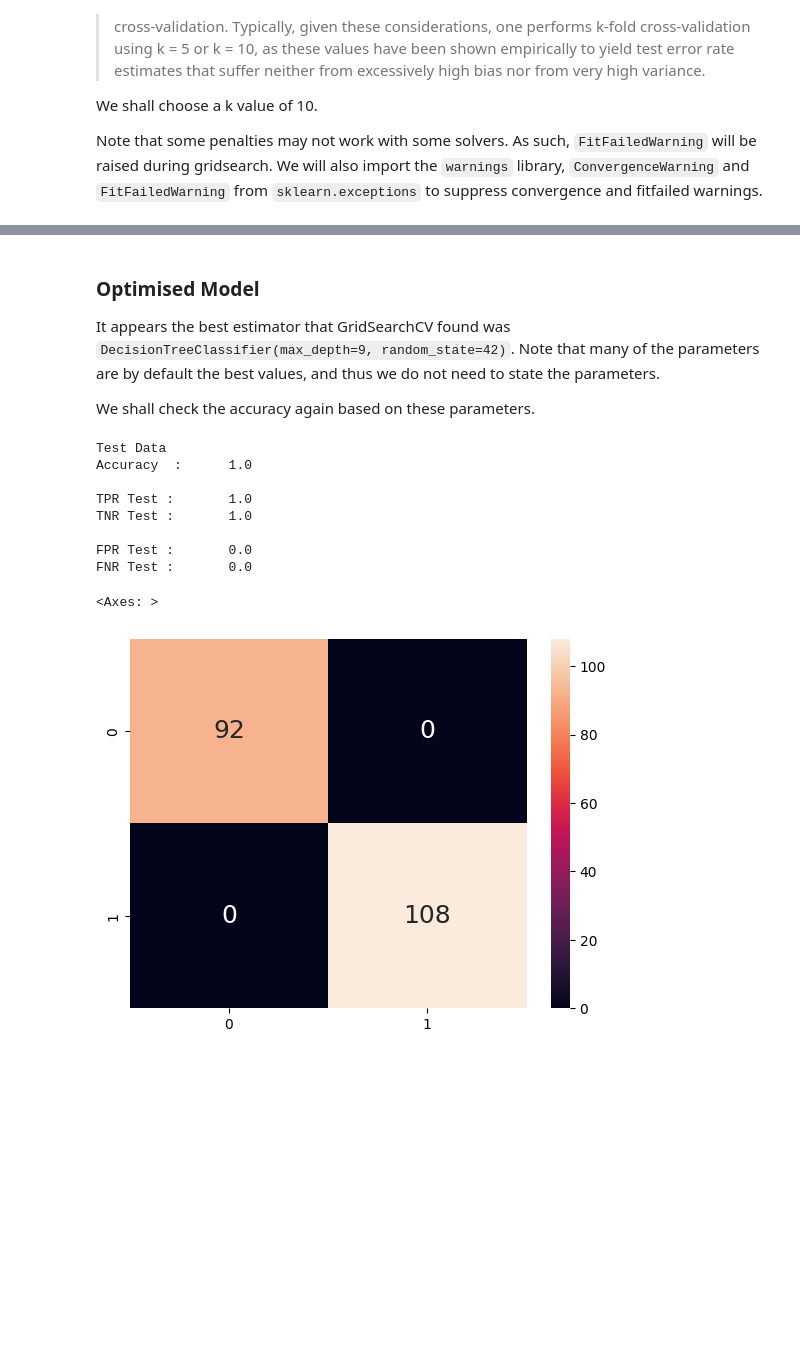
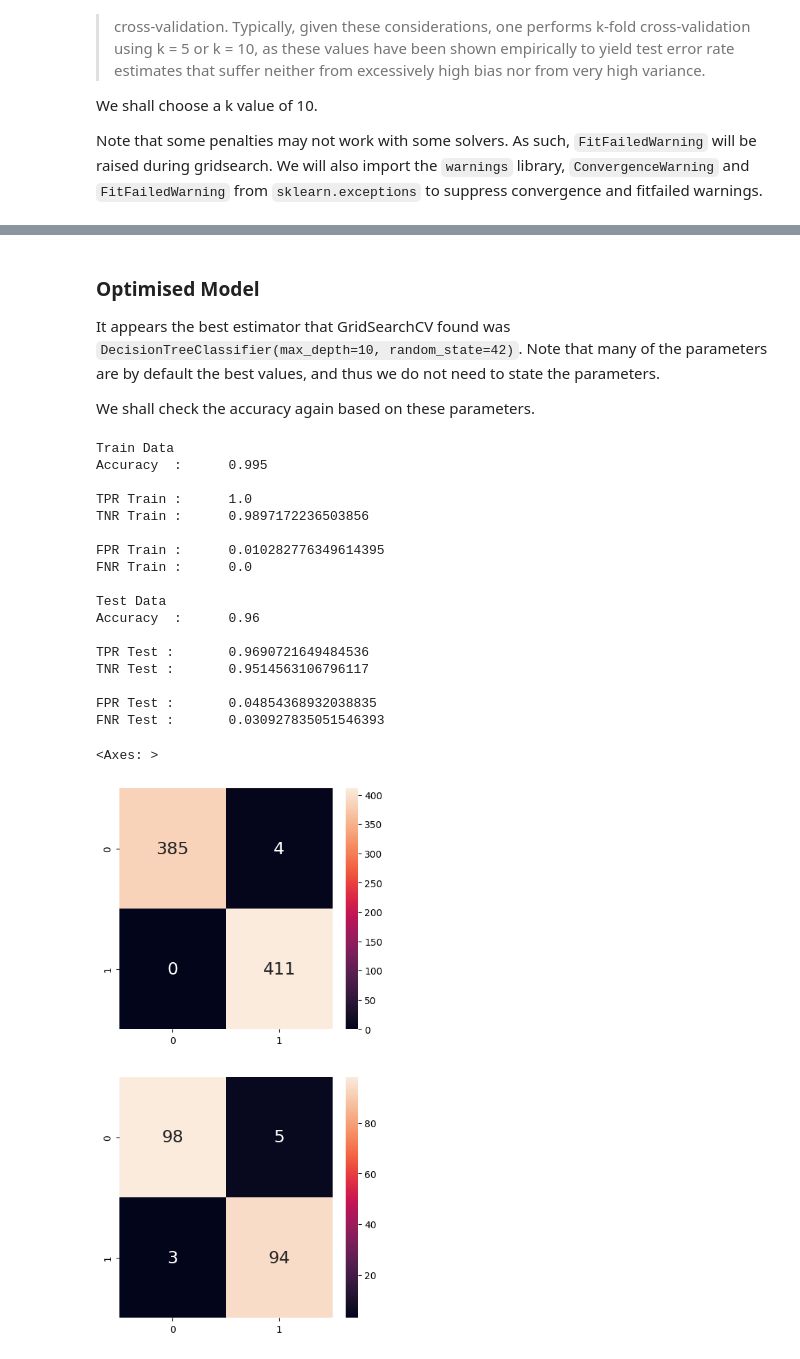
Before and after one commit to brandonleehs/SC1015-proj, a Jupyter notebook: decision-tree.ipynb, the cells around one changed output, grey strips where cells are left out. Cells and saved outputs as stored; diff of their text form; code cells hidden in the pictures; blank space fills up the shorter version.

```diff
--- a/decision-tree.ipynb
+++ b/decision-tree.ipynb
@@ -324,48 +322,81 @@ Text(0, 0.5, 'k-fold_Mean_test_score')
 # %% [markdown]
 ### Optimised Model
 
-It appears the best estimator that GridSearchCV found was `DecisionTreeClassifier(max_depth=9, random_state=42)`. Note that many of the parameters are by default the best values, and thus we do not need to state the parameters.
+It appears the best estimator that GridSearchCV found was `DecisionTreeClassifier(max_depth=10, random_state=42)`. Note that many of the parameters are by default the best values, and thus we do not need to state the parameters.
 
 We shall check the accuracy again based on these parameters.
 # %%
-dectree = DecisionTreeClassifier(max_depth = 9,random_state=42)
+dectree = DecisionTreeClassifier(max_depth = 10,random_state=42)
 dectree.fit(X_train, y_train)
 # Import the required metric from sklearn
 from sklearn.metrics import confusion_matrix
 
 # Predict the Response corresponding to Predictors
 y_test_pred = dectree.predict(X_test)
+y_train_pred = dectree.predict(X_train)
 
-# Print the Classification Accuracy
+# Print the Classification Accuracy for train data
+print("Train Data")
+print("Accuracy  :\t", dectree.score(X_train, y_train))
+print()
+
+# Print the Accuracy Measures from the Confusion Matrix for train data
+cmTrain = confusion_matrix(y_train, y_train_pred)
+tpTrain = cmTrain[1][1] # True Positives : Good (1) predicted Good (1)
+fpTrain = cmTrain[0][1] # False Positives : Bad (0) predicted Good (1)
+tnTrain = cmTrain[0][0] # True Negatives : Bad (0) predicted Bad (0)
+fnTrain = cmTrain[1][0] # False Negatives : Good (1) predicted Bad (0)
+
+print("TPR Train :\t", (tpTrain/(tpTrain + fnTrain)))
+print("TNR Train :\t", (tnTrain/(tnTrain + fpTrain)))
+print()
+
+print("FPR Train :\t", (fpTrain/(fpTrain + tnTrain)))
+print("FNR Train :\t", (fnTrain/(fnTrain + tpTrain)))
+print()
+
+# Print the Classification Accuracy for test data
 print("Test Data")
 print("Accuracy  :\t", dectree.score(X_test, y_test))
 print()
 
-# Print the Accuracy Measures from the Confusion Matrix
+# Print the Accuracy Measures from the Confusion Matrix for test data
 cmTest = confusion_matrix(y_test, y_test_pred)
 tpTest = cmTest[1][1] # True Positives : Good (1) predicted Good (1)
 fpTest = cmTest[0][1] # False Positives : Bad (0) predicted Good (1)
 tnTest = cmTest[0][0] # True Negatives : Bad (0) predicted Bad (0)
 fnTest = cmTest[1][0] # False Negatives : Good (1) predicted Bad (0)
 
 print("TPR Test :\t", (tpTest/(tpTest + fnTest)))
 print("TNR Test :\t", (tnTest/(tnTest + fpTest)))
 print()
 
 print("FPR Test :\t", (fpTest/(fpTest + tnTest)))
 print("FNR Test :\t", (fnTest/(fnTest + tpTest)))
 
 # Plot the two-way Confusion Matrix
+fig,(ax1,ax2) = plt.subplots(2,1,figsize=(5,10))
+sb.heatmap(confusion_matrix(y_train, y_train_pred),
+           annot = True, fmt=".0f", annot_kws={"size": 18},ax=ax1)
 sb.heatmap(confusion_matrix(y_test, y_test_pred),
-           annot = True, fmt=".0f", annot_kws={"size": 18})
+           annot = True, fmt=".0f", annot_kws={"size": 18},ax=ax2)
 # %% [output]
+Train Data
+Accuracy  :      0.995
+
+TPR Train :      1.0
+TNR Train :      0.9897172236503856
+
+FPR Train :      0.010282776349614395
+FNR Train :      0.0
+
 Test Data
-Accuracy  :      1.0
+Accuracy  :      0.96
 
-TPR Test :       1.0
-TNR Test :       1.0
+TPR Test :       0.9690721649484536
+TNR Test :       0.9514563106796117
 
-FPR Test :       0.0
-FNR Test :       0.0
+FPR Test :       0.04854368932038835
+FNR Test :       0.030927835051546393
 <Axes: >
-[figure, old version]
+[figure, new version]
```
Also changed, not shown: parts of 13 cells of this notebook.
